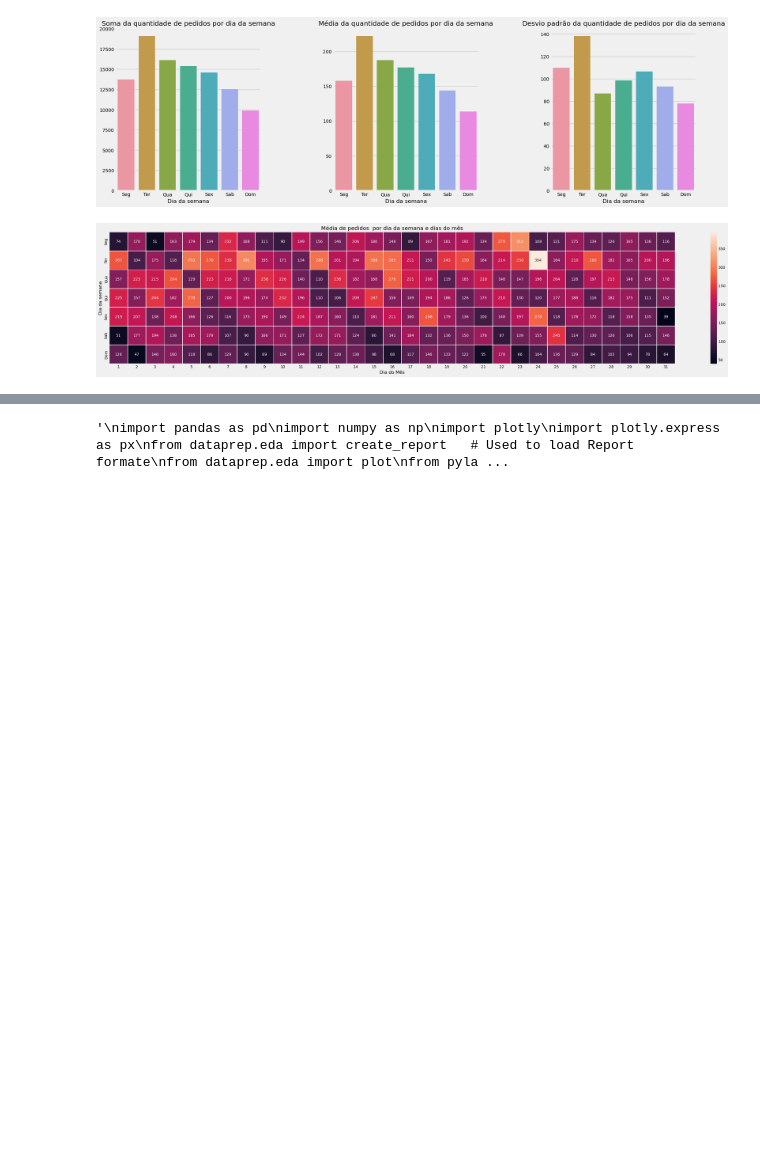
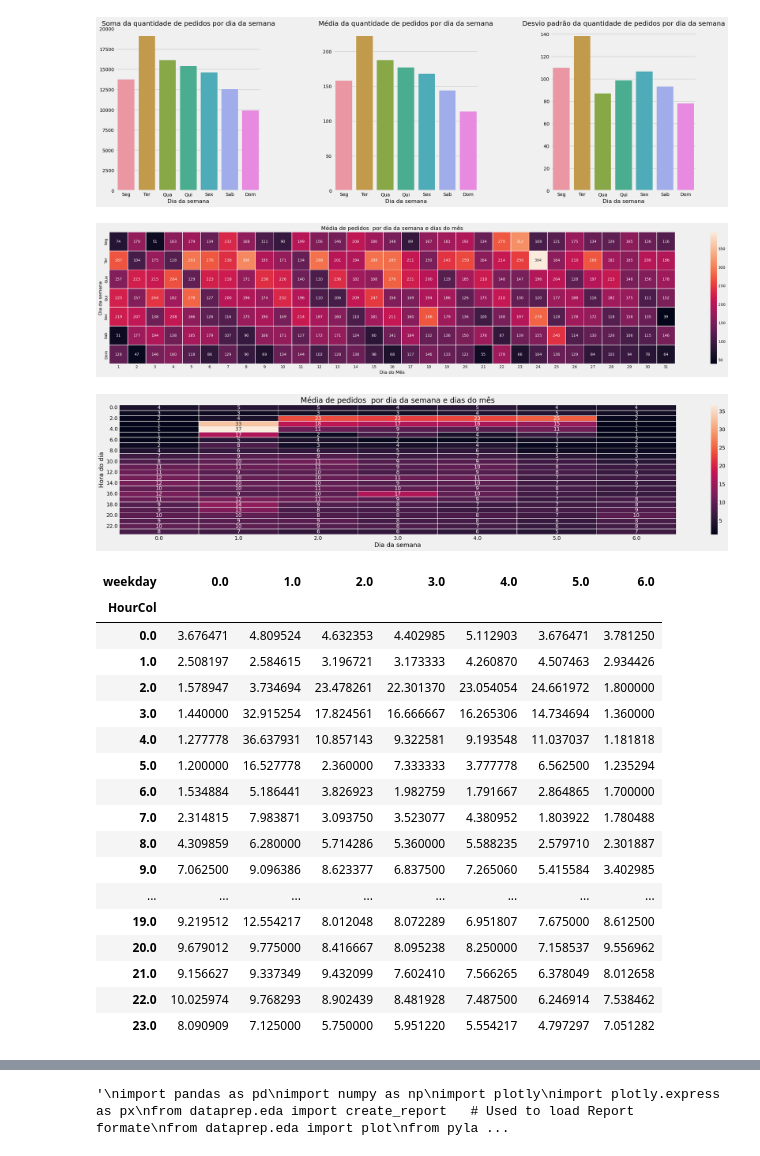
Before and after one commit to Padawanh/ForecastSales, a Jupyter notebook: notebooks/Forecast_de_Vendas_MLFlow.ipynb, the cells around one changed output, grey strips where cells are left out. Cells and saved outputs as stored; diff of their text form; code cells hidden in the pictures; blank space fills up the shorter version.

```diff
--- a/notebooks/Forecast_de_Vendas_MLFlow.ipynb
+++ b/notebooks/Forecast_de_Vendas_MLFlow.ipynb
@@ -224,3 +260,51 @@ plt.show()
 [figure]
 [figure]
 [figure]
+# %%
+
+orders_v2 = pd.read_csv("../data/raw/orders_dataset.csv",
+                        #nrows=100,
+                        dtype={'order_item_id': str},
+                        parse_dates   = ['order_approved_at'],usecols=['order_id','order_approved_at']
+                        )
+orders_v2['DateCol'] = pd.to_datetime(orders_v2['order_approved_at']).dt.date
+orders_v2['HourCol'] = pd.to_datetime(orders_v2['order_approved_at']).dt.hour
+orders_v2['weekday'] = orders_v2['order_approved_at'].dt.weekday
+
+OrdersHourWeekday = orders_v2[['order_id','DateCol','HourCol','weekday']].groupby(['DateCol','HourCol','weekday'],as_index=False).count()
+OrdersHourWeekday.rename(columns={'order_id':'Pedidos'},inplace=True)
+OrdersHourWeekdayMean = pd.pivot_table(OrdersHourWeekday.drop(columns=['DateCol']), values='Pedidos', index='HourCol', columns='weekday', aggfunc='mean')
+
+
+f, ax = plt.subplots(figsize=(30,6))
+sns.heatmap(OrdersHourWeekdayMean,
+            annot=True,
+            fmt="0.0f",
+            linewidths=.5, ax=ax)
+ax.set_title("Média de pedidos  por dia da semana e dias do mês")
+ax.set_xlabel('Dia da semana')
+ax.set_ylabel('Hora do dia')
+
+plt.show()
+
+OrdersHourWeekdayMean
+# %% [output]
+[figure, added]
+| weekday | 0.0 | 1.0 | 2.0 | 3.0 | 4.0 | 5.0 | 6.0 |
+| HourCol |  |  |  |  |  |  |  |
+| 0.0 | 3.676471 | 4.809524 | 4.632353 | 4.402985 | 5.112903 | 3.676471 | 3.781250 |
+| 1.0 | 2.508197 | 2.584615 | 3.196721 | 3.173333 | 4.260870 | 4.507463 | 2.934426 |
+| 2.0 | 1.578947 | 3.734694 | 23.478261 | 22.301370 | 23.054054 | 24.661972 | 1.800000 |
+| 3.0 | 1.440000 | 32.915254 | 17.824561 | 16.666667 | 16.265306 | 14.734694 | 1.360000 |
+| 4.0 | 1.277778 | 36.637931 | 10.857143 | 9.322581 | 9.193548 | 11.037037 | 1.181818 |
+| 5.0 | 1.200000 | 16.527778 | 2.360000 | 7.333333 | 3.777778 | 6.562500 | 1.235294 |
+| 6.0 | 1.534884 | 5.186441 | 3.826923 | 1.982759 | 1.791667 | 2.864865 | 1.700000 |
+| 7.0 | 2.314815 | 7.983871 | 3.093750 | 3.523077 | 4.380952 | 1.803922 | 1.780488 |
+| 8.0 | 4.309859 | 6.280000 | 5.714286 | 5.360000 | 5.588235 | 2.579710 | 2.301887 |
+| 9.0 | 7.062500 | 9.096386 | 8.623377 | 6.837500 | 7.265060 | 5.415584 | 3.402985 |
+| ... | ... | ... | ... | ... | ... | ... | ... |
+| 19.0 | 9.219512 | 12.554217 | 8.012048 | 8.072289 | 6.951807 | 7.675000 | 8.612500 |
+| 20.0 | 9.679012 | 9.775000 | 8.416667 | 8.095238 | 8.250000 | 7.158537 | 9.556962 |
+| 21.0 | 9.156627 | 9.337349 | 9.432099 | 7.602410 | 7.566265 | 6.378049 | 8.012658 |
+| 22.0 | 10.025974 | 9.768293 | 8.902439 | 8.481928 | 7.487500 | 6.246914 | 7.538462 |
+| 23.0 | 8.090909 | 7.125000 | 5.750000 | 5.951220 | 5.554217 | 4.797297 | 7.051282 |
```
Also changed, not shown: parts of 22 cells of this notebook, 2 other files.
